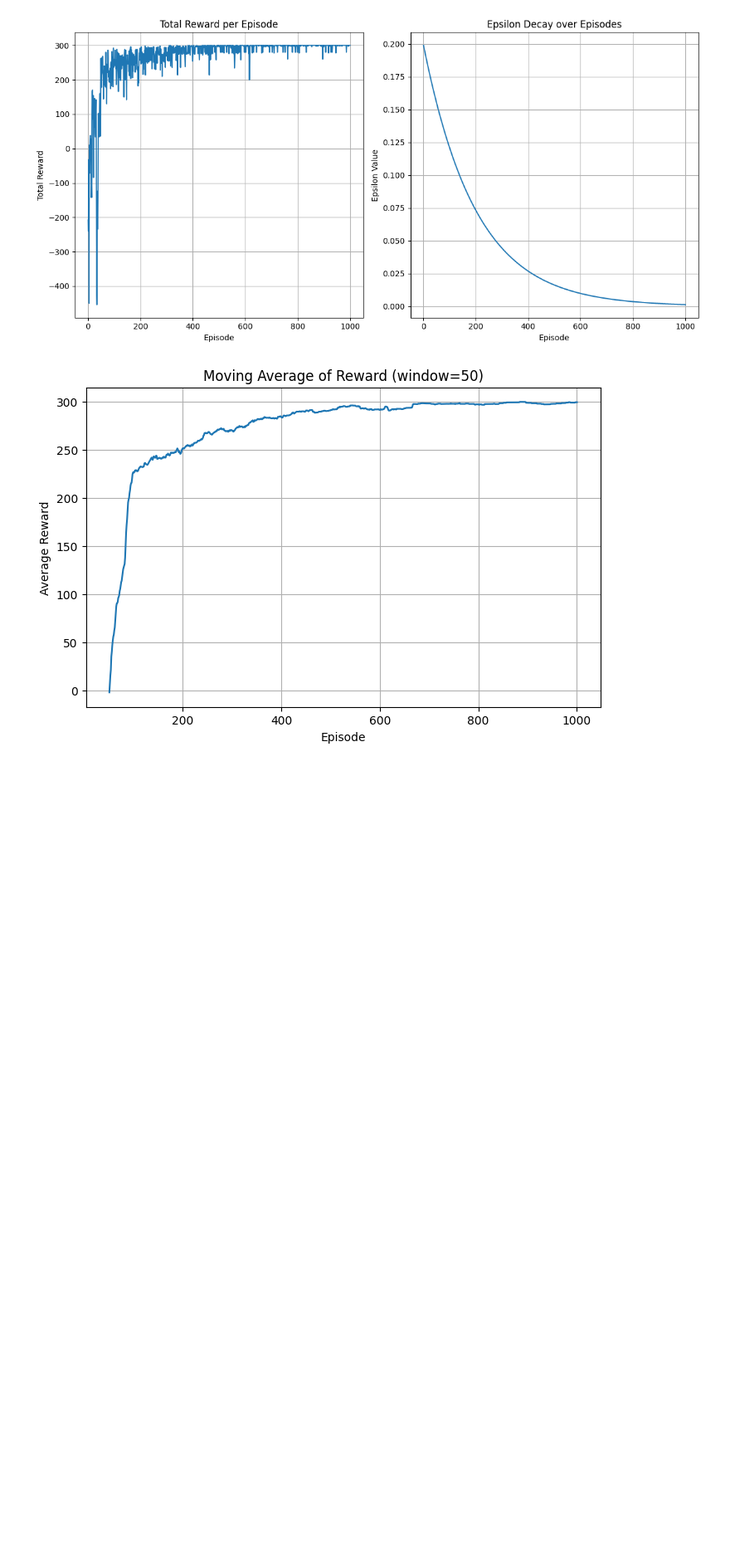
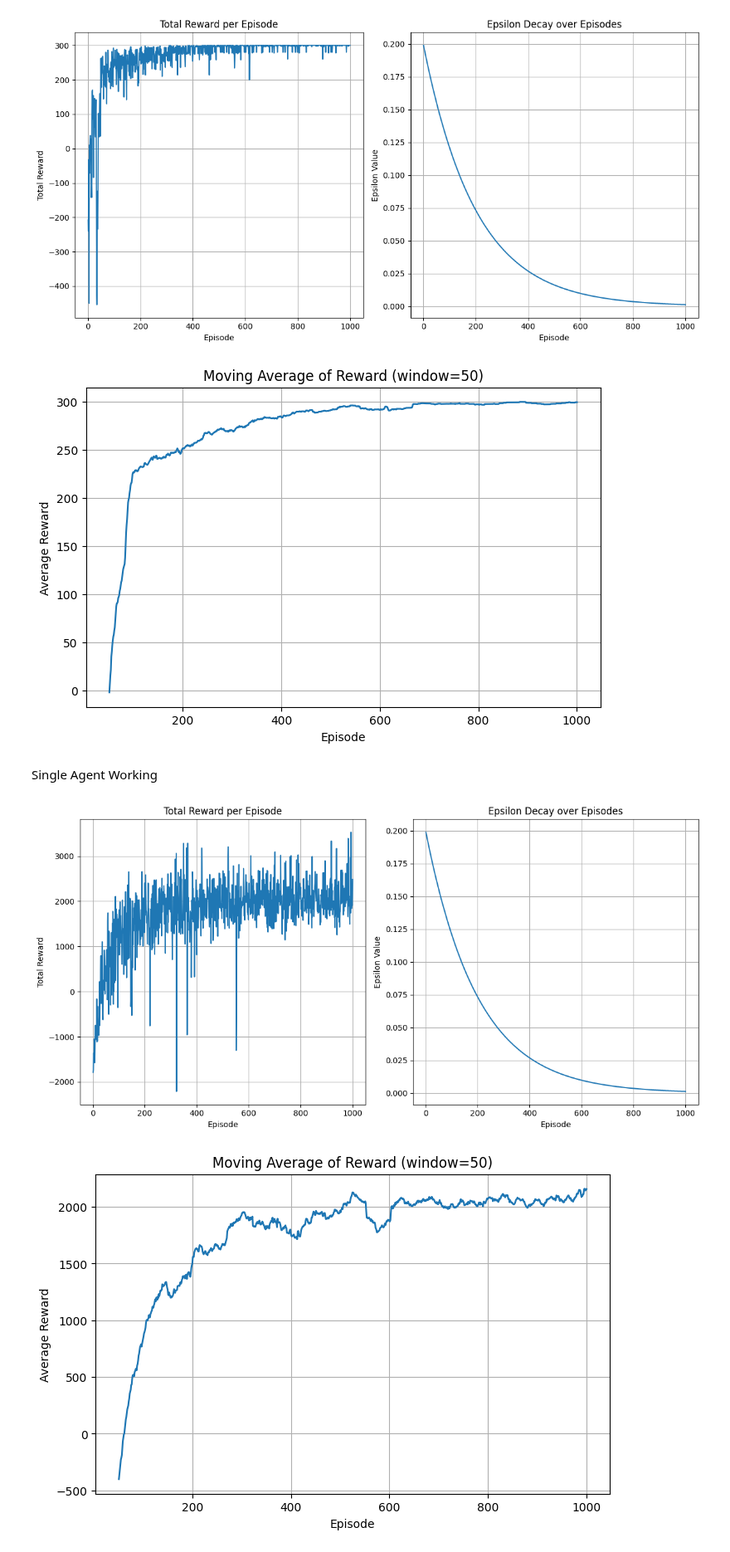
Before and after one commit to smoke275/DroneSim, a Jupyter notebook: eda.ipynb, the cells around one changed output. Shown at 83% size. Saved outputs shown, nothing was run; the diff lists cells and outputs as text; code cells hidden in the pictures; blank space fills up the shorter version.

Commit message:
single agent non-stochastic

```diff
--- a/eda.ipynb
+++ b/eda.ipynb
@@ -347,3 +347,64 @@ plt.show()
 # %% [output]
 [figure]
 [figure]
+# %% [markdown]
+Single Agent Working
+# %%
+import matplotlib.pyplot as plt
+import re
+
+# Parse the log data from file
+episodes = []
+rewards = []
+epsilons = []
+
+# Regular expression to extract the numbers
+pattern = r'Episode (\d+)/\d+  Total Reward: ([-]?\d+\.\d+)  Epsilon: (\d+\.\d+)'
+
+with open('tmp.txt', 'r') as f:
+    for line in f:
+        if line.strip() == '':
+            continue
+        match = re.search(pattern, line)
+        if match:
+            episodes.append(int(match.group(1)))
+            rewards.append(float(match.group(2)))
+            epsilons.append(float(match.group(3)))
+
+# Create the plots
+plt.figure(figsize=(12, 6))
+
+# Plot 1: Total Reward over episodes
+plt.subplot(1, 2, 1)
+plt.plot(episodes, rewards)
+plt.title('Total Reward per Episode')
+plt.xlabel('Episode')
+plt.ylabel('Total Reward')
+plt.grid(True)
+
+# Plot 2: Epsilon over episodes
+plt.subplot(1, 2, 2)
+plt.plot(episodes, epsilons)
+plt.title('Epsilon Decay over Episodes')
+plt.xlabel('Episode')
+plt.ylabel('Epsilon Value')
+plt.grid(True)
+
+plt.tight_layout()
+plt.show()
+
+# Optional: Plot a moving average of rewards
+window_size = 50  # Adjust this for smoother or more responsive averaging
+moving_avg = [sum(rewards[i-window_size:i])/window_size
+              for i in range(window_size, len(rewards))]
+
+plt.figure(figsize=(8, 5))
+plt.plot(episodes[window_size:], moving_avg)
+plt.title(f'Moving Average of Reward (window={window_size})')
+plt.xlabel('Episode')
+plt.ylabel('Average Reward')
+plt.grid(True)
+plt.show()
+# %% [output]
+[figure, added]
+[figure, added]
```
Also changed, not shown: 7 other files.
